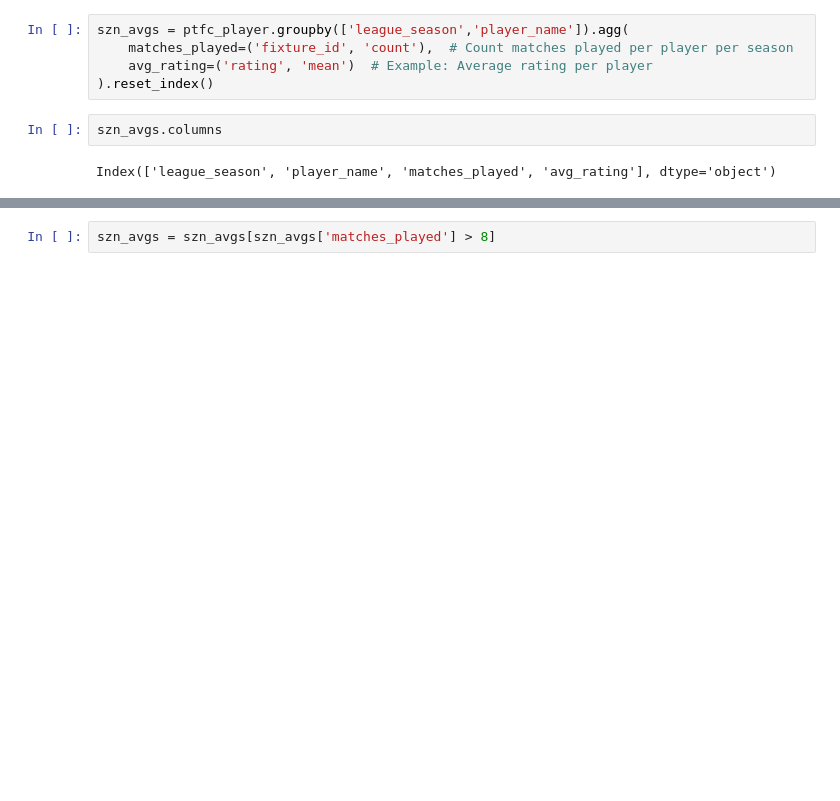
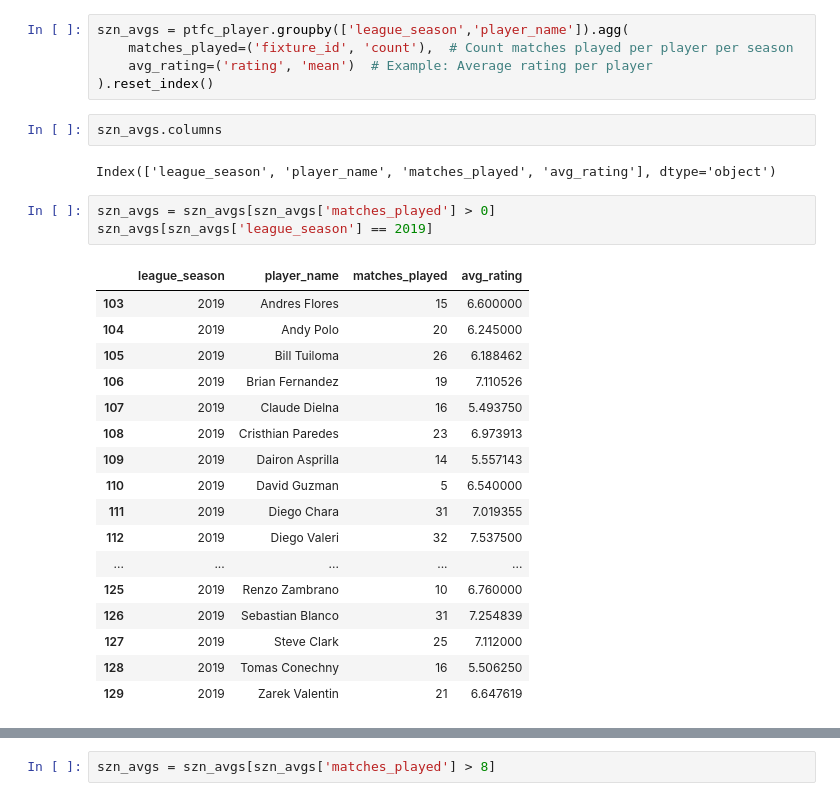
Before and after one commit to domihw05/TimbersDataExploration, a Jupyter notebook: timbers-data-analysis.ipynb, the cells around one changed output, grey strips where cells are left out. Saved outputs shown, nothing was run; the diff lists cells and outputs as text; blank space fills up the shorter version.

```diff
--- a/timbers-data-analysis.ipynb
+++ b/timbers-data-analysis.ipynb
@@ -148,3 +70,24 @@ szn_avgs = ptfc_player.groupby(['league_season','player_name']).agg(
 szn_avgs.columns
 # %% [output]
 Index(['league_season', 'player_name', 'matches_played', 'avg_rating'], dtype='object')
+# %%
+szn_avgs = szn_avgs[szn_avgs['matches_played'] > 0]
+szn_avgs[szn_avgs['league_season'] == 2019]
+# %% [output]
+|  | league_season | player_name | matches_played | avg_rating |
+| 103 | 2019 | Andres Flores | 15 | 6.600000 |
+| 104 | 2019 | Andy Polo | 20 | 6.245000 |
+| 105 | 2019 | Bill Tuiloma | 26 | 6.188462 |
+| 106 | 2019 | Brian Fernandez | 19 | 7.110526 |
+| 107 | 2019 | Claude Dielna | 16 | 5.493750 |
+| 108 | 2019 | Cristhian Paredes | 23 | 6.973913 |
+| 109 | 2019 | Dairon Asprilla | 14 | 5.557143 |
+| 110 | 2019 | David Guzman | 5 | 6.540000 |
+| 111 | 2019 | Diego Chara | 31 | 7.019355 |
+| 112 | 2019 | Diego Valeri | 32 | 7.537500 |
+| ... | ... | ... | ... | ... |
+| 125 | 2019 | Renzo Zambrano | 10 | 6.760000 |
+| 126 | 2019 | Sebastian Blanco | 31 | 7.254839 |
+| 127 | 2019 | Steve Clark | 25 | 7.112000 |
+| 128 | 2019 | Tomas Conechny | 16 | 5.506250 |
+| 129 | 2019 | Zarek Valentin | 21 | 6.647619 |
```
Also changed, not shown: parts of 9 cells of this notebook.
